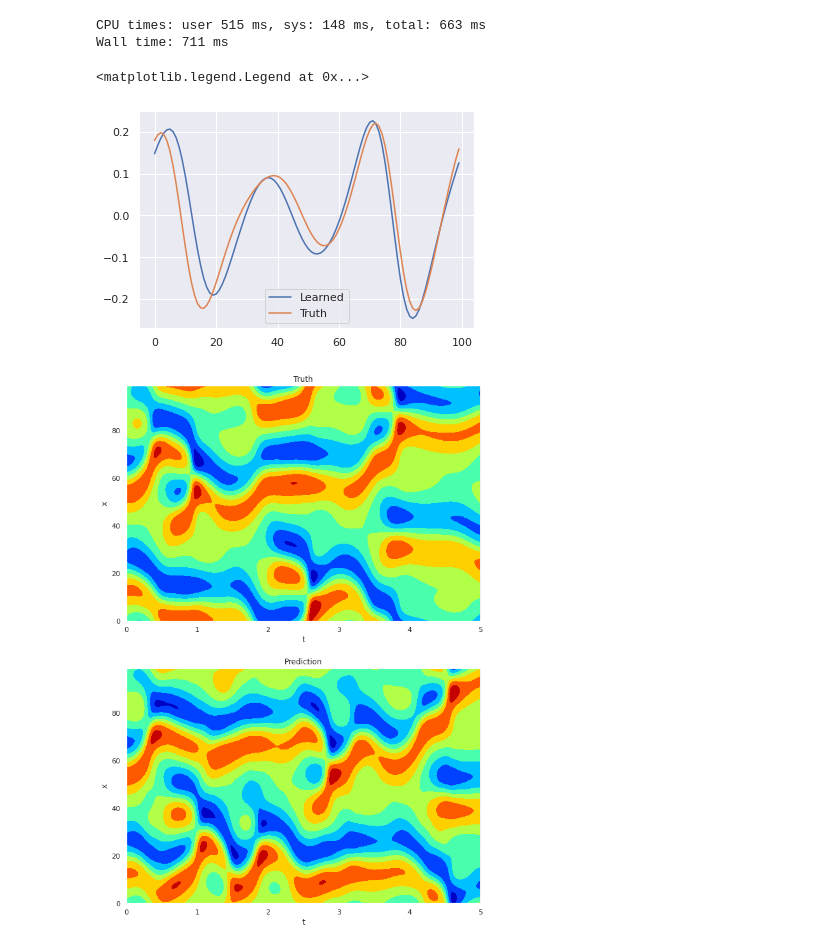
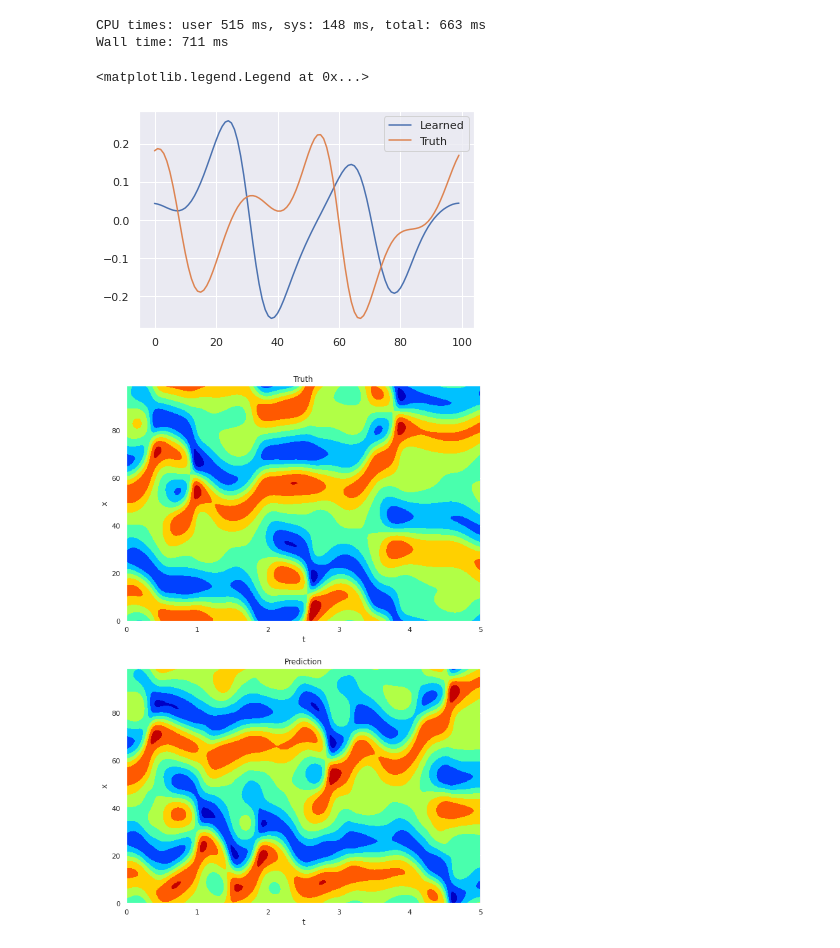
Before and after one commit to PhIMaL/reservoirtaming, a Jupyter notebook: notebooks/echostate_implementation/basic_echo_state.ipynb, the cells around one changed output. Cells and saved outputs as stored; diff of their text form; code cells hidden in the pictures.

```diff
--- a/notebooks/echostate_implementation/basic_echo_state.ipynb
+++ b/notebooks/echostate_implementation/basic_echo_state.ipynb
@@ -126,14 +126,14 @@ prediction_reservoir_state, prediction = scan(predict, (final_reservoir_state, u
 CPU times: user 515 ms, sys: 148 ms, total: 663 ms
 Wall time: 711 ms
 # %%
-frame = 50
+frame = 100
 plt.plot(prediction[frame], label='Learned')
 plt.plot(u_test[frame], label='Truth')
 
 plt.legend()
 # %% [output]
 <matplotlib.legend.Legend at 0x...>
-[figure, old version]
+[figure, new version]
 # %%
 N_lyap = 5
 lyap_exp = 0.043
```
Also changed, not shown: 7 other files.
